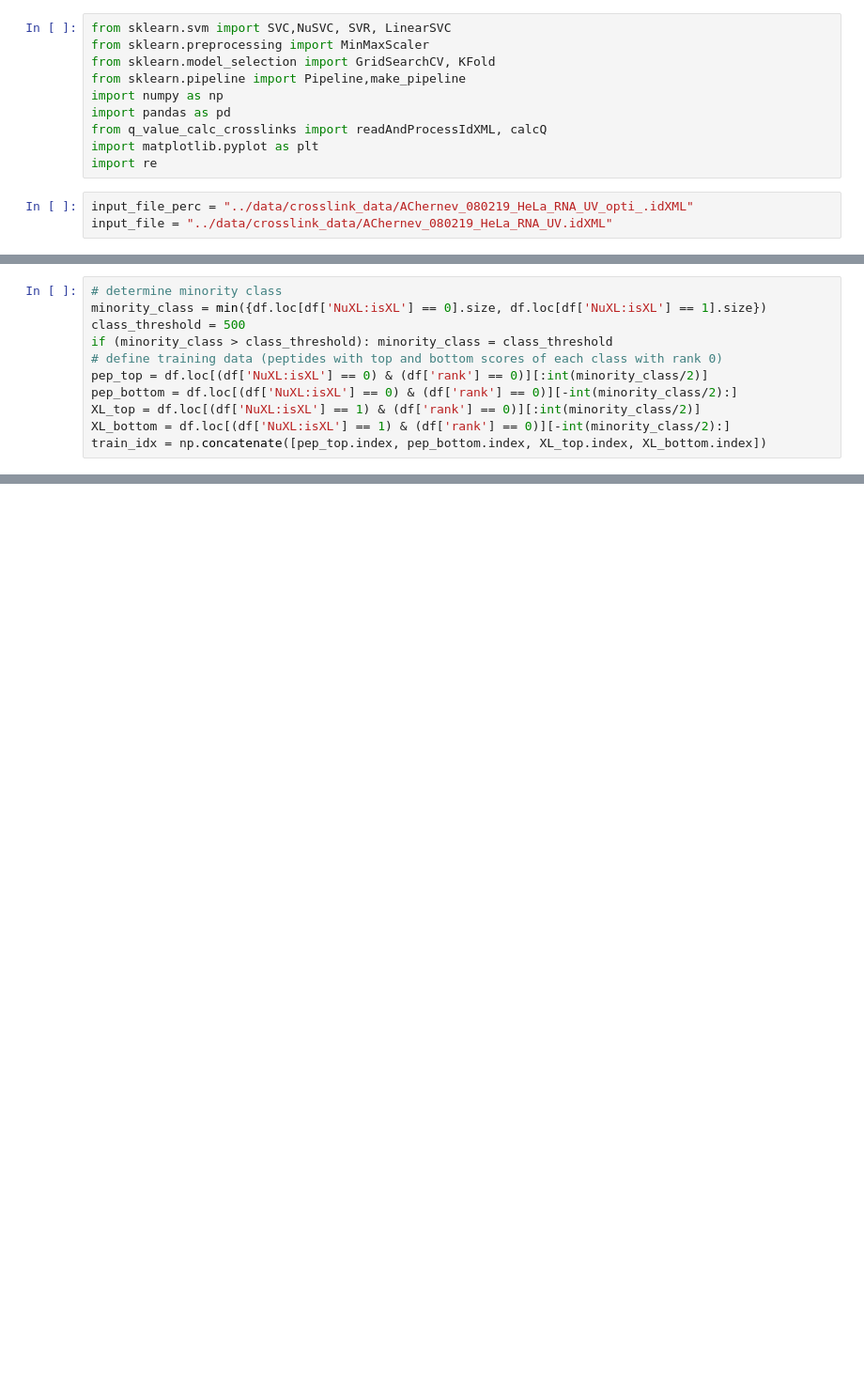
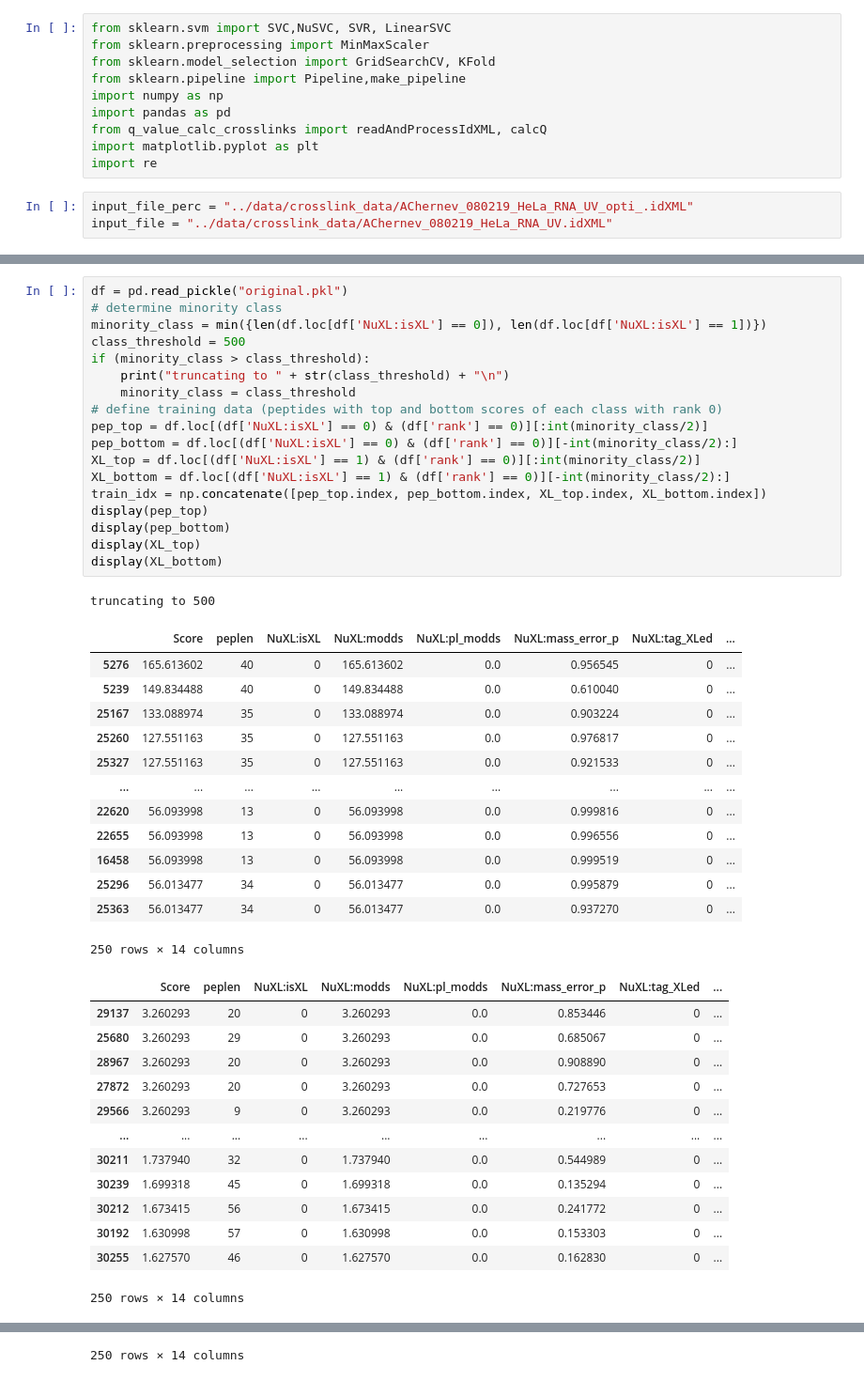
Before and after one commit to neelie01/Research-Project, a Jupyter notebook: src/pipeline.ipynb, the cells around one changed output, grey strips where cells are left out. Shown at 94% size. Drawn from its saved outputs; the diff is of its cells as text; blank space fills up the shorter version.

```diff
--- a/src/pipeline.ipynb
+++ b/src/pipeline.ipynb
@@ -45,13 +47,48 @@ For example, when doing 'df[col].method(value, inplace=True)', try using 'df.met
 
   df[labelColName].replace(to_replace=-1, value=0, inplace=True)
 # %%
+df = pd.read_pickle("original.pkl")
 # determine minority class
-minority_class = min({df.loc[df['NuXL:isXL'] == 0].size, df.loc[df['NuXL:isXL'] == 1].size})
+minority_class = min({len(df.loc[df['NuXL:isXL'] == 0]), len(df.loc[df['NuXL:isXL'] == 1])})
 class_threshold = 500
-if (minority_class > class_threshold): minority_class = class_threshold
+if (minority_class > class_threshold):
+    print("truncating to " + str(class_threshold) + "\n")
+    minority_class = class_threshold
 # define training data (peptides with top and bottom scores of each class with rank 0)
 pep_top = df.loc[(df['NuXL:isXL'] == 0) & (df['rank'] == 0)][:int(minority_class/2)]
 pep_bottom = df.loc[(df['NuXL:isXL'] == 0) & (df['rank'] == 0)][-int(minority_class/2):]
 XL_top = df.loc[(df['NuXL:isXL'] == 1) & (df['rank'] == 0)][:int(minority_class/2)]
 XL_bottom = df.loc[(df['NuXL:isXL'] == 1) & (df['rank'] == 0)][-int(minority_class/2):]
 train_idx = np.concatenate([pep_top.index, pep_bottom.index, XL_top.index, XL_bottom.index])
+display(pep_top)
+display(pep_bottom)
+display(XL_top)
+display(XL_bottom)
+# %% [output]
+truncating to 500
+|  | Score | peplen | NuXL:isXL | NuXL:modds | NuXL:pl_modds | NuXL:mass_error_p | NuXL:tag_XLed | ... |
+| 5276 | 165.613602 | 40 | 0 | 165.613602 | 0.0 | 0.956545 | 0 | ... |
+| 5239 | 149.834488 | 40 | 0 | 149.834488 | 0.0 | 0.610040 | 0 | ... |
+| 25167 | 133.088974 | 35 | 0 | 133.088974 | 0.0 | 0.903224 | 0 | ... |
+| 25260 | 127.551163 | 35 | 0 | 127.551163 | 0.0 | 0.976817 | 0 | ... |
+| 25327 | 127.551163 | 35 | 0 | 127.551163 | 0.0 | 0.921533 | 0 | ... |
+| ... | ... | ... | ... | ... | ... | ... | ... | ... |
+| 22620 | 56.093998 | 13 | 0 | 56.093998 | 0.0 | 0.999816 | 0 | ... |
+| 22655 | 56.093998 | 13 | 0 | 56.093998 | 0.0 | 0.996556 | 0 | ... |
+| 16458 | 56.093998 | 13 | 0 | 56.093998 | 0.0 | 0.999519 | 0 | ... |
+| 25296 | 56.013477 | 34 | 0 | 56.013477 | 0.0 | 0.995879 | 0 | ... |
+| 25363 | 56.013477 | 34 | 0 | 56.013477 | 0.0 | 0.937270 | 0 | ... |
+250 rows × 14 columns
+|  | Score | peplen | NuXL:isXL | NuXL:modds | NuXL:pl_modds | NuXL:mass_error_p | NuXL:tag_XLed | ... |
+| 29137 | 3.260293 | 20 | 0 | 3.260293 | 0.0 | 0.853446 | 0 | ... |
+| 25680 | 3.260293 | 29 | 0 | 3.260293 | 0.0 | 0.685067 | 0 | ... |
+| 28967 | 3.260293 | 20 | 0 | 3.260293 | 0.0 | 0.908890 | 0 | ... |
+| 27872 | 3.260293 | 20 | 0 | 3.260293 | 0.0 | 0.727653 | 0 | ... |
+| 29566 | 3.260293 | 9 | 0 | 3.260293 | 0.0 | 0.219776 | 0 | ... |
+| ... | ... | ... | ... | ... | ... | ... | ... | ... |
+| 30211 | 1.737940 | 32 | 0 | 1.737940 | 0.0 | 0.544989 | 0 | ... |
+| 30239 | 1.699318 | 45 | 0 | 1.699318 | 0.0 | 0.135294 | 0 | ... |
+| 30212 | 1.673415 | 56 | 0 | 1.673415 | 0.0 | 0.241772 | 0 | ... |
+| 30192 | 1.630998 | 57 | 0 | 1.630998 | 0.0 | 0.153303 | 0 | ... |
+| 30255 | 1.627570 | 46 | 0 | 1.627570 | 0.0 | 0.162830 | 0 | ... |
+250 rows × 14 columns
@@ -57,0 +107 @@ train_idx = np.concatenate([pep_top.index, pep_bottom.index, XL_top.index, XL_bo
+250 rows × 14 columns
```
Also changed, not shown: parts of 9 cells of this notebook.
